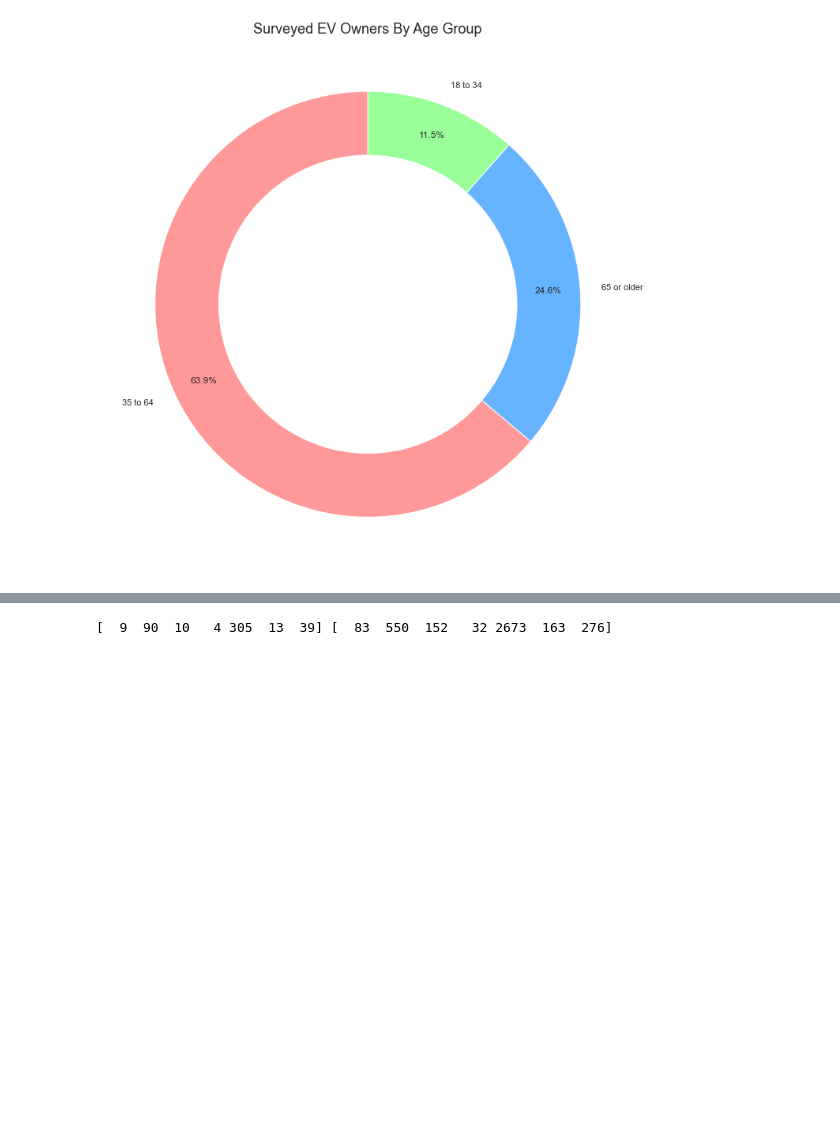
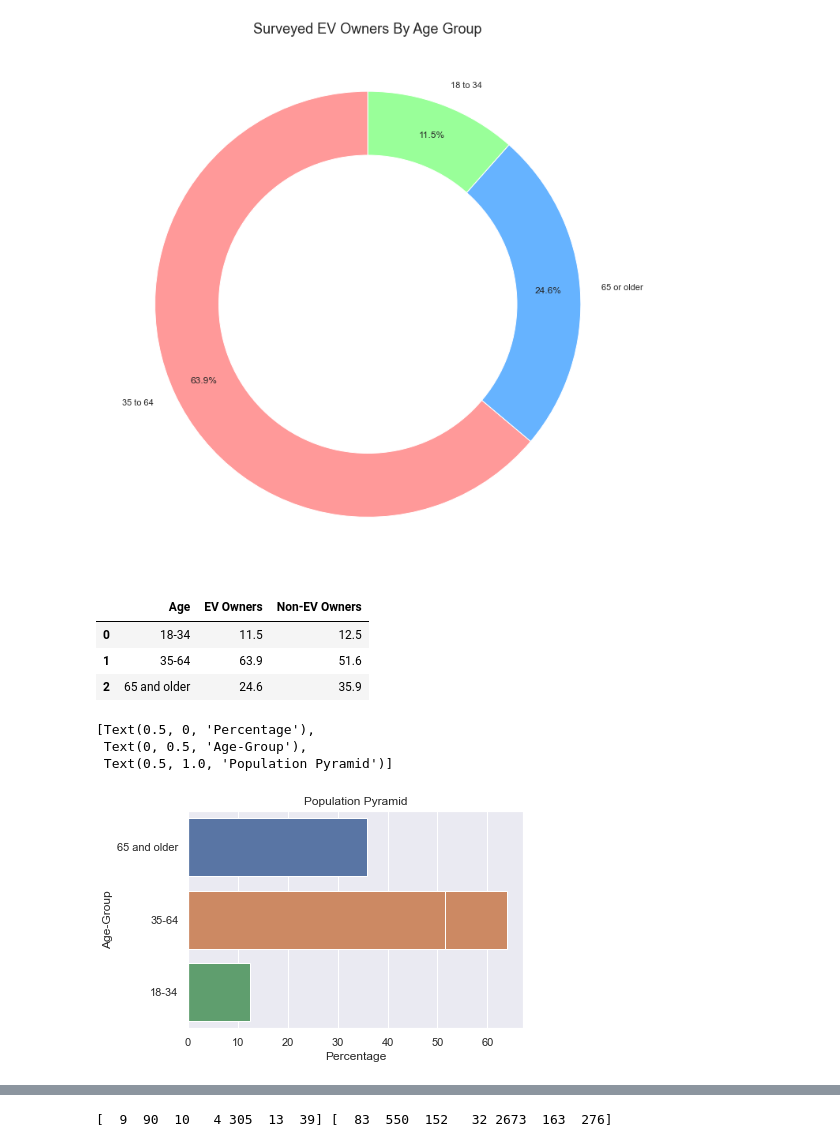
Before and after one commit to RussellShelley/Energy_Analysis, a Jupyter notebook: Visualization/python_analytics.ipynb, the cells around one changed output, grey strips where cells are left out. Cells and saved outputs as stored; diff of their text form; code cells hidden in the pictures; blank space fills up the shorter version.

Commit message:
adding population pyramids

```diff
--- a/Visualization/python_analytics.ipynb
+++ b/Visualization/python_analytics.ipynb
@@ -565,3 +565,33 @@ plt.tight_layout()
 plt.show()
 # %% [output]
 [figure]
+# %%
+df1 = pd.DataFrame({'Age': ['18-34','35-64','65 and older'],
+                    'EV Owners': [11.5,63.9,24.6],
+                    'Non-EV Owners': [12.5,51.6,35.9]})
+df1
+# %% [output]
+|  | Age | EV Owners | Non-EV Owners |
+| 0 | 18-34 | 11.5 | 12.5 |
+| 1 | 35-64 | 63.9 | 51.6 |
+| 2 | 65 and older | 24.6 | 35.9 |
+# %%
+
+
+
+AgeClass = ['65 and older','35-64','18-34']
+
+bar_plot = sns.barplot(data=df1,x='EV Owners', y='Age', order=AgeClass)
+
+bar_plot = sns.barplot(data=df1,x='Non-EV Owners', y='Age',  order=AgeClass)
+
+bar_plot.set(xlabel="Percentage", ylabel="Age-Group", title = "Population Pyramid")
+
+#sns.barplot(data=testdata, x='count',y='age',
+          #  hue='gender',orient='horizontal',
+           # dodge=False)
+# %% [output]
+[Text(0.5, 0, 'Percentage'),
+ Text(0, 0.5, 'Age-Group'),
+ Text(0.5, 1.0, 'Population Pyramid')]
+[figure, added]
```
Also changed, not shown: parts of 5 cells of this notebook.
